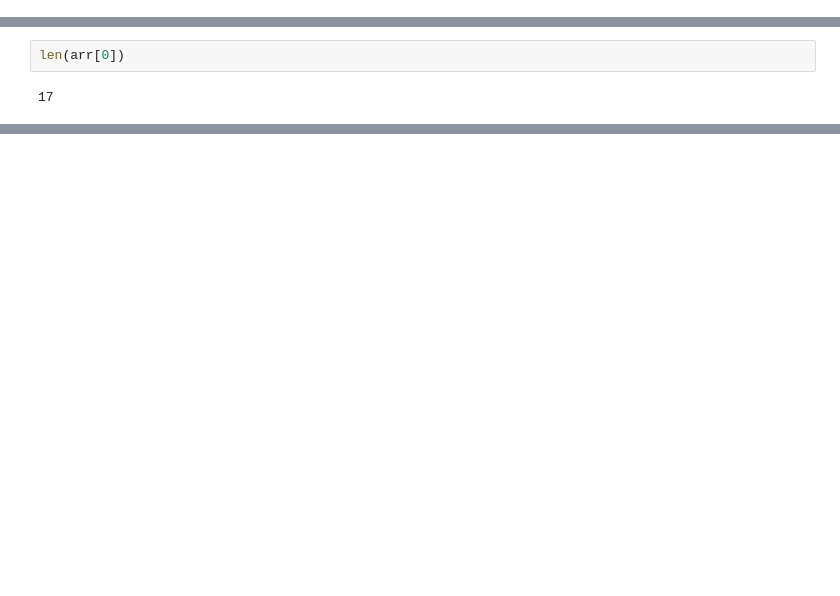
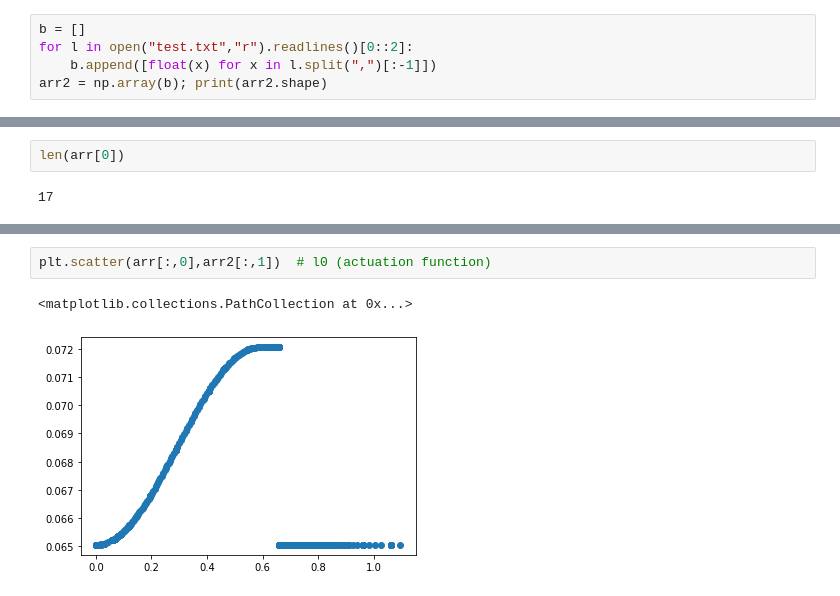
Before and after one commit to mannusschomaker/HeterogeneousGridBots, a Jupyter notebook: cpp/libsoda-cxx/debug.ipynb, the cells around one changed output, grey strips where cells are left out. Cells and saved outputs as stored; diff of their text form; blank space fills up the shorter version.

```diff
--- a/cpp/libsoda-cxx/debug.ipynb
+++ b/cpp/libsoda-cxx/debug.ipynb
@@ -8,0 +11,5 @@ arr = np.array(a)
+# %%
+b = []
+for l in open("test.txt","r").readlines()[0::2]:
+    b.append([float(x) for x in l.split(",")[:-1]])
+arr2 = np.array(b); print(arr2.shape)
@@ -54,0 +52,5 @@ len(arr[:,0])
+# %%
+plt.scatter(arr[:,0],arr2[:,1])  # l0 (actuation function)
+# %% [output]
+<matplotlib.collections.PathCollection at 0x...>
+[figure, added]
```
Also changed, not shown: parts of 14 cells of this notebook, 4 other files.
